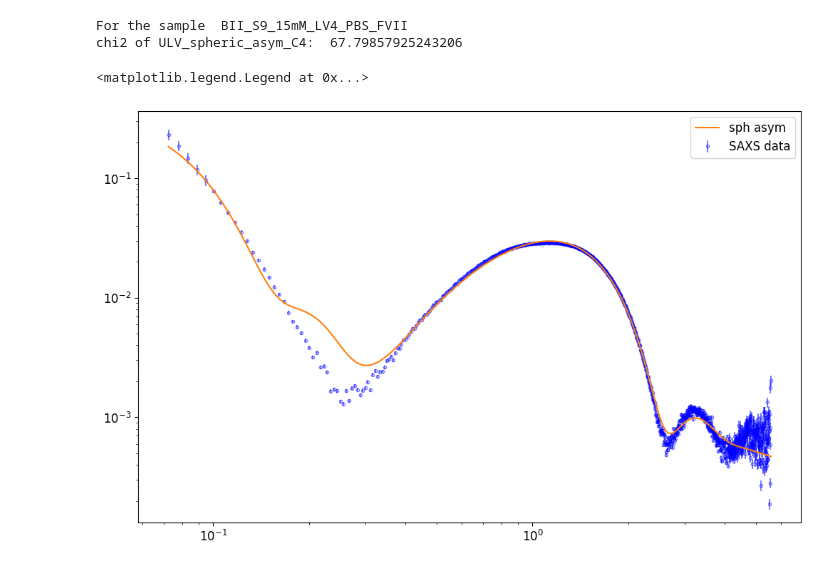
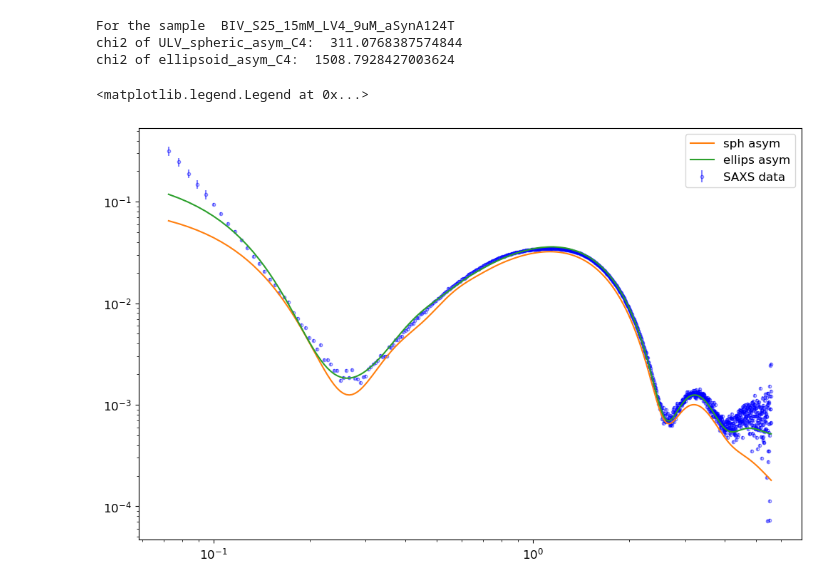
Before and after one commit to riko-hilger/BM29_data_and_analysis_2026, a Jupyter notebook: analysis_BM29_July2026/sort_good_fits_common_chi2_Aug21.ipynb, the cells around one changed output. Drawn from its saved outputs; the diff is of its cells as text; code cells hidden in the pictures.

```diff
--- a/analysis_BM29_July2026/sort_good_fits_common_chi2_Aug21.ipynb
+++ b/analysis_BM29_July2026/sort_good_fits_common_chi2_Aug21.ipynb
@@ -147,6 +147,6 @@ plt.loglog(q, Ierr_op2, label="op_error_classic")
 # %%
 # CALCULATE CHI2
-sample = "BII_S9"
+sample = "BIV_S25"
 block = sample.split("_")[0]
 block_path = BM29.blockpath(block)
 dir_names = [x.name for x in block_path.iterdir()]
@@ -162,42 +162,43 @@ Ierr = Ierr[mask]
 
 Ierr_op = BM29.op_error_classic(q, I) #(q, I) #Ierr # BM29.improved_Poisson_error_low_high(q, Ierr)
 
-p0_sph_asym    = [14.88, 4.64, 2.325, 0.8, 0.2039, 0.631, 0.8655, 1.792, 0.0001876, 0.000399]
+p0_sph_asym    = [12.16, 2.283, 1.087, 2.5, 0.6317, 0.176, 1, 1.79, 0.0003017, 3.714e-05]
 # p0_sph_asym = [15.19, 4.606, 0.988, 1.16, 0.5015, 0.4404, 0.8889, 1.786, 0.0001735, 0.0006513]
-# p0_ellips_asym = [16.94, 6.236, 1.136, 0.07114, 1.833, 0.8162, 0.2981, 0.2733, 0.6138, 1.807, 2.653e-07, 0.0006769]
+p0_ellips_asym = [15.73, 2.817, 0.8714, 0.06079, 1.478, 1.037, 0.367, 0.324, 0.7541, 1.954, 4.747e-07, 0.0005007]
 # %%
 # p0_ellips_asym = [9.9997, 5.9694, 1.1317, 0.10304, 1.8799, 1.0389, 0.30377, 0.44115, 0.89864, 1.7498, 5.487e-07, 0.0002264] (LV4 pure best fit BM26)
 
 fit_function_name = "ULV_spheric_asym_C4"
 fit_function = lambda q, R,    sigma_R,   rho_h1,   rho_h2,   sigma_h1,  sigma_h2,  sigma_c,    z_h,   scale, c4: fit.ULV_spheric_asym(q, R,    sigma_R,   rho_h1,   rho_h2,   sigma_h1,  sigma_h2,  sigma_c,    z_h,   scale,      0, 0, c4)
 I_sph_asym = fit_function(q, *p0_sph_asym)
 residuals     = I - I_sph_asym
 chi2_sph_asym = np.sum((residuals / Ierr_op)**2) / (len(I) - len(p0_sph_asym) - 1)
 
-# fit_function_name = "ULV_ellipsoid_asym_C4"
-# fit_function = lambda q,  R,  sigma_R,     eps, sigma_eps,  rho_h1, rho_h2,   sigma_h1, sigma_h2,  sigma_c,      z_h,    scale, c4: fit.ULV_ellipsoid_asym(q, R,  sigma_R,     eps, sigma_eps,  rho_h1, rho_h2,   sigma_h1, sigma_h2,  sigma_c,      z_h,    scale,   0, 0, c4)
-# I_ellips_asym = fit_function(q, *p0_ellips_asym)
-# residuals     = I - I_ellips_asym
-# chi2_ellips_asym = np.sum((residuals / Ierr_op)**2) / (len(I) - len(p0_ellips_asym) - 1)
+fit_function_name = "ULV_ellipsoid_asym_C4"
+fit_function = lambda q,  R,  sigma_R,     eps, sigma_eps,  rho_h1, rho_h2,   sigma_h1, sigma_h2,  sigma_c,      z_h,    scale, c4: fit.ULV_ellipsoid_asym(q, R,  sigma_R,     eps, sigma_eps,  rho_h1, rho_h2,   sigma_h1, sigma_h2,  sigma_c,      z_h,    scale,   0, 0, c4)
+I_ellips_asym = fit_function(q, *p0_ellips_asym)
+residuals     = I - I_ellips_asym
+chi2_ellips_asym = np.sum((residuals / Ierr_op)**2) / (len(I) - len(p0_ellips_asym) - 1)
 
 print("For the sample ", BM29.sample_dict[sample])
 print("chi2 of ULV_spheric_asym_C4: ", chi2_sph_asym)
-# print("chi2 of ellipsoid_asym_C4: ", chi2_ellips_asym)
+print("chi2 of ellipsoid_asym_C4: ", chi2_ellips_asym)
 
 # plt.errorbar(q, I, Ierr_op, marker="o", markersize=3,markeredgewidth=1,ecolor="Blue",      markeredgecolor='Blue',      markerfacecolor='None', alpha=0.5, ls="None", label='SAXS data', zorder=1)
 # plt.loglog(q, I_sph_asym, label="sph asym")
 # plt.loglog(q, I_ellips_asym, label="ellips asym")
 # plt.legend()
 plt.figure(figsize=(12, 7.5))
 plt.errorbar(q, I, Ierr_op, marker="o", markersize=3,markeredgewidth=1,ecolor="Blue",      markeredgecolor='Blue',      markerfacecolor='None', alpha=0.5, ls="None", label='SAXS data', zorder=1)
 plt.loglog(q, I_sph_asym, label="sph asym")
-# plt.loglog(q, I_ellips_asym, label="ellips asym")
+plt.loglog(q, I_ellips_asym, label="ellips asym")
 plt.legend()
 # %% [output]
-For the sample  BII_S9_15mM_LV4_PBS_FVII
-chi2 of ULV_spheric_asym_C4:  67.79857925243206
+For the sample  BIV_S25_15mM_LV4_9uM_aSynA124T
+chi2 of ULV_spheric_asym_C4:  311.0768387574844
+chi2 of ellipsoid_asym_C4:  1508.7928427003624
 <matplotlib.legend.Legend at 0x...>
-[figure, old version]
+[figure, new version]
 # %%
 # write params into BM29.best_fits
 # importlib.reload(BM29)
```
Also changed, not shown: parts of 4 cells of this notebook, 5 other files.
